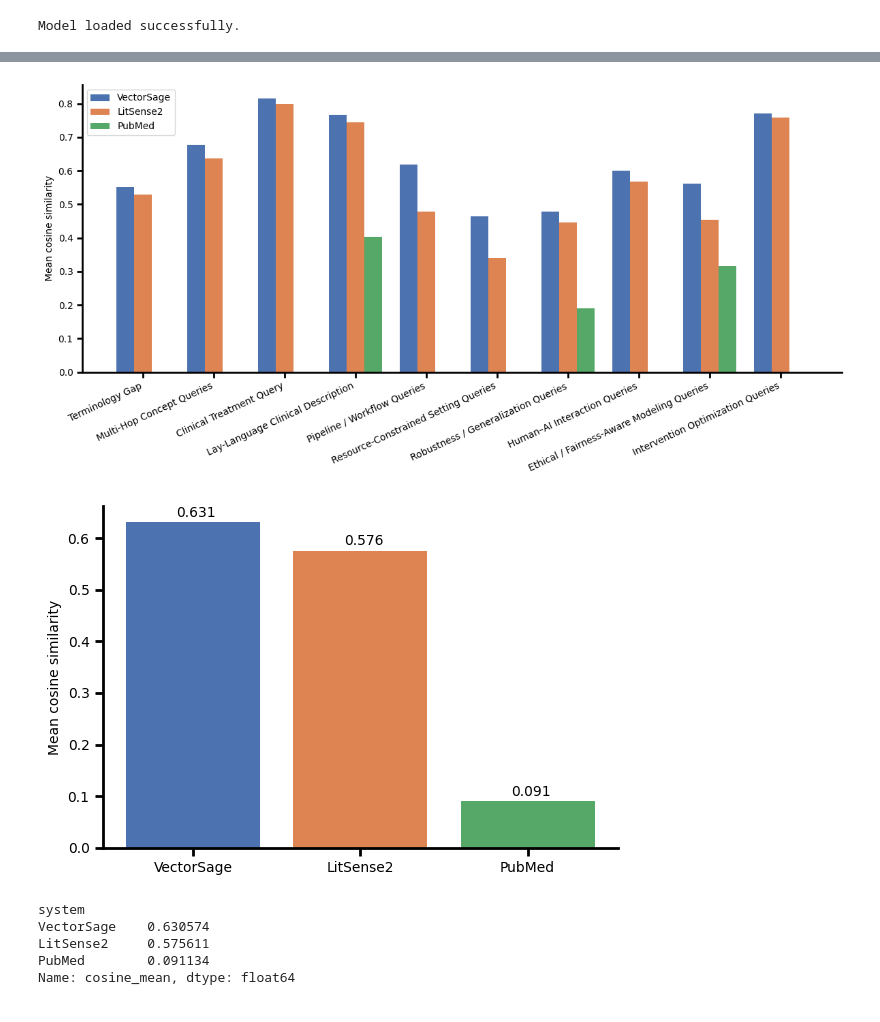
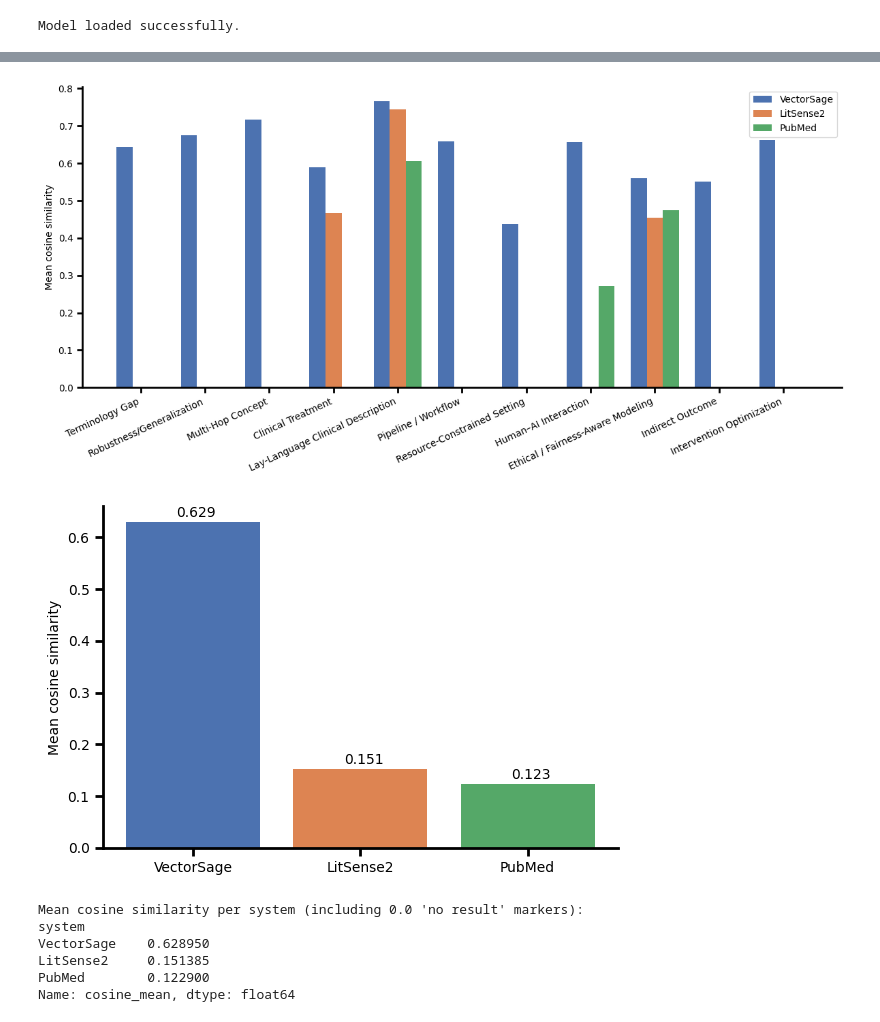
Before and after one commit to Mehdilotfi7/VectorSage_comparison, a Jupyter notebook: vectorsage_cosine_comparison_passage.ipynb, the cells around one changed output, grey strips where cells are left out. Cells and saved outputs as stored; diff of their text form; code cells hidden in the pictures.

```diff
--- a/vectorsage_cosine_comparison_passage.ipynb
+++ b/vectorsage_cosine_comparison_passage.ipynb
@@ -78,7 +78,7 @@ def encode_texts(texts):
     return normalized_embeddings.numpy()
 # %%
 # Cell 2: JSON Loading
-file_path = "./data/passages_search_results.json"
+file_path = "./data/passages_search_results_Final.json"
 
 try:
     with open(file_path, "r", encoding="utf-8") as f:
@@ -113,20 +113,19 @@ for query_index, entry in enumerate(results):
         # Filter out empty or whitespace-only strings
         valid_docs = [doc for doc in raw_docs if isinstance(doc, str) and doc.strip()]
 
-        # Fallback for systems that returned no usable documents
-        if not valid_docs:
-            valid_docs = [""]
+        # Check if we have valid documents
+        if valid_docs:
+            # Encode documents (shape: (k, d))
+            doc_embs = encode_texts(valid_docs)
 
-        # Encode documents (shape: (k, d))
-        doc_embs = encode_texts(valid_docs)
+            # Compute cosine similarities between query and all documents
+            sims = cosine_similarity(q_emb, doc_embs)[0]
 
-        # Compute cosine similarities between query and all documents
-        sims = cosine_similarity(q_emb, doc_embs)[0]
-
-        # Compute max and mean over the system's documents
-        cosine_mean = np.sum(sims)/np.array(3)
-        if num_docs == 0:
-            cosine_mean = 0
+            # Compute mean over the system's documents
+            cosine_mean = np.mean(sims)
+        else:
+            # No valid documents: use 0 (no result = no similarity)
+            cosine_mean = 0.0
 
         rows.append({
             "query_index": query_index,
@@ -135,6 +134,7 @@ for query_index, entry in enumerate(results):
             "system": sys,
             "num_docs": num_docs,
             "cosine_mean": cosine_mean,
+            "has_results": 1 if valid_docs else 0,
         })
 
 # Create the final DataFrame
@@ -191,5 +194,5 @@ display(pivot_mean)
 # %%
-# Visualization: mean cosine similarity per category and system
+# Visualization: mean cosine similarity per category and system (including 0.0 no results)
 import matplotlib.pyplot as plt
 import seaborn as sns
 
@@ -229,11 +232,9 @@ ax.spines['top'].set_visible(False)
 ax.spines['right'].set_visible(False)
 ax.spines['left'].set_linewidth(2)
 ax.spines['bottom'].set_linewidth(2)
-#ax.tick_params(axis='both', which='major', width=2, length=6)
 
 # Increase tick line thickness (major ticks)
 ax.tick_params(axis='both', which='major', width=2, length=6)
-# Increase minor tick line thickness
 ax.tick_params(axis='both', which='minor', width=3, length=4)
 
 plt.tight_layout()
@@ -241,57 +242,55 @@ plt.savefig('./Figures/mean_cosine_similarity_per_category_passage.tiff', dpi=30
 plt.savefig('./Figures/mean_cosine_similarity_per_category_passage.svg', dpi=300, bbox_inches='tight')
 plt.show()
 # %% [output]
-[figure, old version]
+[figure, new version]
 # %%
-# Visualization: overall mean cosine similarity per system
+# Visualization: overall mean cosine similarity per system (including 0.0 for no results)
 import matplotlib.pyplot as plt
 import seaborn as sns
 
-# Compute overall mean cosine similarity per system
+# Compute overall mean cosine similarity per system, INCLUDING 0.0 values
+# This accounts for systems that return no results (0.0), which lowers their mean
 mean_per_system = df.groupby("system")["cosine_mean"].mean().reindex(["VectorSage", "LitSense2", "PubMed"])
 
 # Get seaborn deep palette
 deep_palette = sns.color_palette("deep")
 
 fig, ax = plt.subplots(figsize=(6, 4))
 
 ax.bar(mean_per_system.index, mean_per_system.values, color=[deep_palette[0], deep_palette[1], deep_palette[2]])
 ax.set_ylabel("Mean cosine similarity")
 ax.set_title("")
 
 # Remove spines (box)
 ax.spines['top'].set_visible(False)
 ax.spines['right'].set_visible(False)
 ax.spines['left'].set_linewidth(2)
 ax.spines['bottom'].set_linewidth(2)
-#ax.tick_params(axis='both', which='major', width=2, length=6)
 
 # Increase tick line thickness (major ticks)
 ax.tick_params(axis='both', which='major', width=2, length=6)
-# Increase minor tick line thickness
 ax.tick_params(axis='both', which='minor', width=3, length=4)
 ax.annotate(f"{mean_per_system['VectorSage']:.3f}", xy=(0, mean_per_system['VectorSage']), xytext=(-0.1, mean_per_system['VectorSage'] + 0.01),
             fontsize=10, color='black')
 ax.annotate(f"{mean_per_system['LitSense2']:.3f}", xy=(1, mean_per_system['LitSense2']), xytext=(0.9, mean_per_system['LitSense2'] + 0.01),
             fontsize=10, color='black')
 ax.annotate(f"{mean_per_system['PubMed']:.3f}", xy=(2, mean_per_system['PubMed']), xytext=(1.9, mean_per_system['PubMed'] + 0.01),
             fontsize=10, color='black')
 
 plt.tight_layout()
 plt.savefig('./Figures/overall_mean_cosine_similarity_per_system_passage.tiff', dpi=300, bbox_inches='tight')
 plt.savefig('./Figures/overall_mean_cosine_similarity_per_system_passage.svg', dpi=300, bbox_inches='tight')
 plt.show()
 
-
-
-
-mean_per_system
+print("Mean cosine similarity per system (including 0.0 'no result' markers):")
+print(mean_per_system)
 # %% [output]
-[figure, old version]
+[figure, new version]
+Mean cosine similarity per system (including 0.0 'no result' markers):
 system
-VectorSage    0.630574
-LitSense2     0.575611
-PubMed        0.091134
+VectorSage    0.628950
+LitSense2     0.151385
+PubMed        0.122900
 Name: cosine_mean, dtype: float64
 # %%
 # Per-document similarities: one row per query–system–document (no averaging)
```
Also changed, not shown: parts of 6 cells of this notebook, 24 other files.
